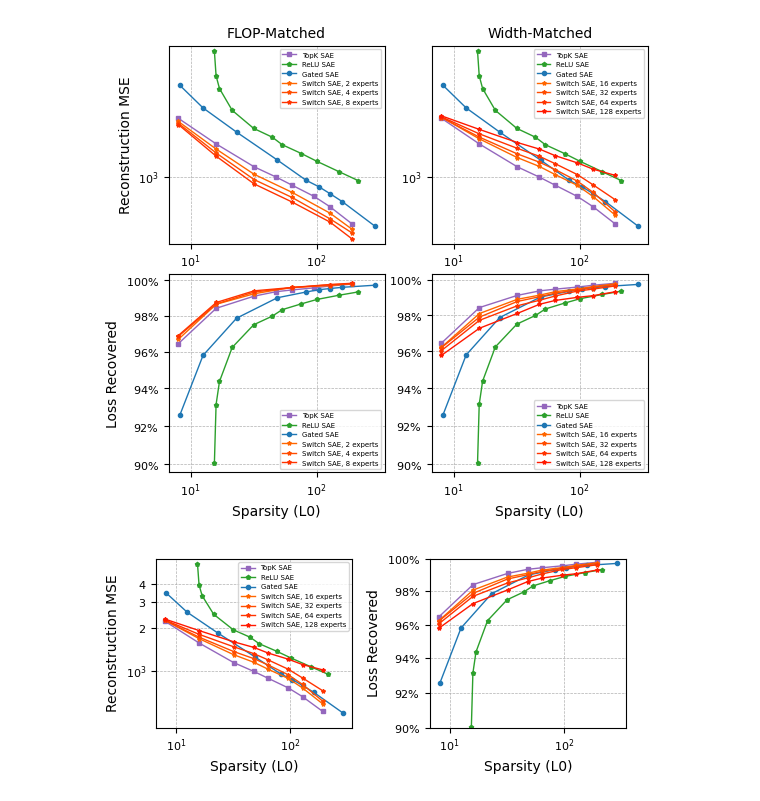
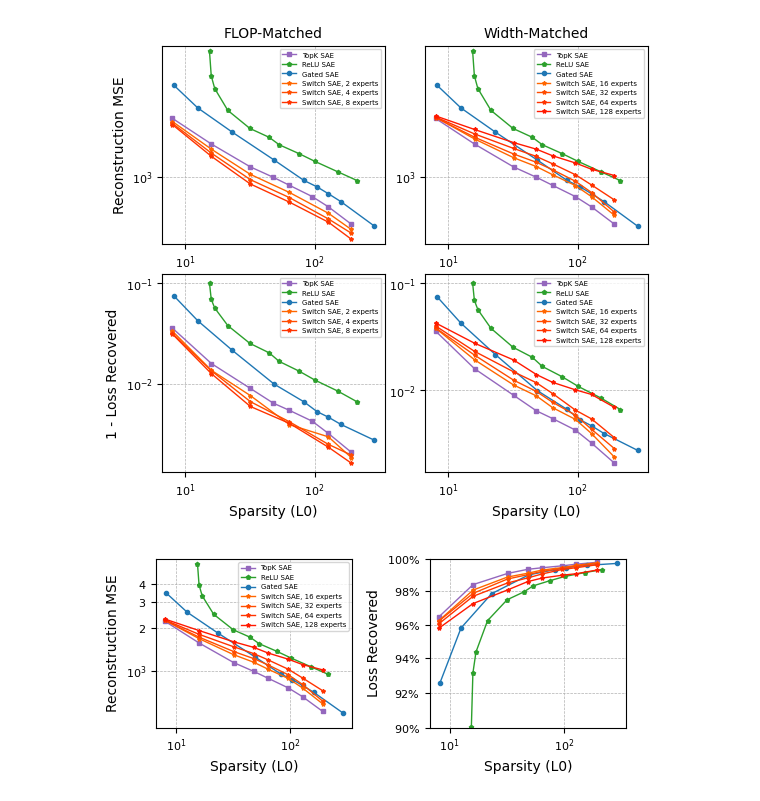
Before and after one commit to amudide/switch_sae, a Jupyter notebook: results/primary/big-plot.ipynb, the cells around one changed output. Cells and saved outputs as stored; diff of their text form; code cells hidden in the pictures.

Commit message:
change plot

```diff
--- a/results/primary/big-plot.ipynb
+++ b/results/primary/big-plot.ipynb
@@ -132,24 +132,24 @@ ax2.legend(loc='upper right', prop={'size': 5})
 # ---- Right Plot ----
 ax3 = plt.subplot(2, 2, 4)
 
-ax3.plot(df_topk["l0"], df_topk["frac_recovered"], 's-', label='TopK SAE', color='C4', ms=ms, lw=lw)
-ax3.plot(df_relu["l0"], df_relu["frac_recovered"], 'p-', label='ReLU SAE', color='#2ca02c', ms=ms, lw=lw)
-ax3.plot(df_gated["l0"], df_gated["frac_recovered"], 'o-', label='Gated SAE', color='#1f77b4', ms=ms, lw=lw)
+ax3.plot(df_topk["l0"], 1-df_topk["frac_recovered"], 's-', label='TopK SAE', color='C4', ms=ms, lw=lw)
+ax3.plot(df_relu["l0"], 1-df_relu["frac_recovered"], 'p-', label='ReLU SAE', color='#2ca02c', ms=ms, lw=lw)
+ax3.plot(df_gated["l0"], 1-df_gated["frac_recovered"], 'o-', label='Gated SAE', color='#1f77b4', ms=ms, lw=lw)
 
-ax3.plot(df_switch16["l0"], df_switch16["frac_recovered"], '*-', label='Switch SAE, 16 experts', color=plt.cm.autumn(0.4), ms=ms, lw=lw)
-ax3.plot(df_switch32["l0"], df_switch32["frac_recovered"], '*-', label='Switch SAE, 32 experts', color=plt.cm.autumn(0.3), ms=ms, lw=lw)
-ax3.plot(df_switch64["l0"], df_switch64["frac_recovered"], '*-', label='Switch SAE, 64 experts', color=plt.cm.autumn(0.2), ms=ms, lw=lw)
-ax3.plot(df_switch128["l0"], df_switch128["frac_recovered"], '*-', label='Switch SAE, 128 experts', color=plt.cm.autumn(0.1), ms=ms, lw=lw)
+ax3.plot(df_switch16["l0"], 1-df_switch16["frac_recovered"], '*-', label='Switch SAE, 16 experts', color=plt.cm.autumn(0.4), ms=ms, lw=lw)
+ax3.plot(df_switch32["l0"], 1-df_switch32["frac_recovered"], '*-', label='Switch SAE, 32 experts', color=plt.cm.autumn(0.3), ms=ms, lw=lw)
+ax3.plot(df_switch64["l0"], 1-df_switch64["frac_recovered"], '*-', label='Switch SAE, 64 experts', color=plt.cm.autumn(0.2), ms=ms, lw=lw)
+ax3.plot(df_switch128["l0"], 1-df_switch128["frac_recovered"], '*-', label='Switch SAE, 128 experts', color=plt.cm.autumn(0.1), ms=ms, lw=lw)
 
 # Setting scales and limits
 ax3.set_xscale('log')
 ax3.set_yscale('log')
 #ax1.set_xlim(9e11, None)
 #ax1.set_ylim(4e2, 6e3)
-ax3.set_yticks([0.90, 0.92, 0.94, 0.96, 0.98, 1.0])
-ax3.set_yticklabels([r"$90\%$", r"$92\%$", r"$94\%$", r"$96\%$", r"$98\%$", r"$100\%$"])
+#ax3.set_yticks([0.00, 0.02, 0.04, 0.06, 0.08, 0.1])
+#ax3.set_yticklabels([r"$0\%$", r"$2\%$", r"$4\%$", r"$6\%$", r"$8\%$", r"$10\%$"])
 
-ax3.legend(loc='lower right', prop={'size': 5})
+ax3.legend(loc='upper right', prop={'size': 5})
 
 # Optionally, adjust tick label size
 ax3.tick_params(axis='y', labelsize=8)
@@ -170,13 +170,13 @@ ax3.grid(True, which="both", ls="--", linewidth=0.5)
 ax4 = plt.subplot(2, 2, 3)
 
 # Plotting
-ax4.plot(df_topk["l0"], df_topk["frac_recovered"], 's-', label='TopK SAE', color='C4', ms=ms, lw=lw)
-ax4.plot(df_relu["l0"], df_relu["frac_recovered"], 'p-', label='ReLU SAE', color='#2ca02c', ms=ms, lw=lw)
-ax4.plot(df_gated["l0"], df_gated["frac_recovered"], 'o-', label='Gated SAE', color='#1f77b4', ms=ms, lw=lw)
+ax4.plot(df_topk["l0"], 1-df_topk["frac_recovered"], 's-', label='TopK SAE', color='C4', ms=ms, lw=lw)
+ax4.plot(df_relu["l0"], 1-df_relu["frac_recovered"], 'p-', label='ReLU SAE', color='#2ca02c', ms=ms, lw=lw)
+ax4.plot(df_gated["l0"], 1-df_gated["frac_recovered"], 'o-', label='Gated SAE', color='#1f77b4', ms=ms, lw=lw)
 
-ax4.plot(df_switch_flop2["l0"], df_switch_flop2["frac_recovered"], '*-', label='Switch SAE, 2 experts', color=plt.cm.autumn(0.4), ms=ms, lw=lw)
-ax4.plot(df_switch_flop4["l0"], df_switch_flop4["frac_recovered"], '*-', label='Switch SAE, 4 experts', color=plt.cm.autumn(0.3), ms=ms, lw=lw)
-ax4.plot(df_switch_flop8["l0"], df_switch_flop8["frac_recovered"], '*-', label='Switch SAE, 8 experts', color=plt.cm.autumn(0.2), ms=ms, lw=lw)
+ax4.plot(df_switch_flop2["l0"], 1-df_switch_flop2["frac_recovered"], '*-', label='Switch SAE, 2 experts', color=plt.cm.autumn(0.4), ms=ms, lw=lw)
+ax4.plot(df_switch_flop4["l0"], 1-df_switch_flop4["frac_recovered"], '*-', label='Switch SAE, 4 experts', color=plt.cm.autumn(0.3), ms=ms, lw=lw)
+ax4.plot(df_switch_flop8["l0"], 1-df_switch_flop8["frac_recovered"], '*-', label='Switch SAE, 8 experts', color=plt.cm.autumn(0.2), ms=ms, lw=lw)
 
 
 # Setting scales
@@ -185,38 +185,38 @@ ax4.set_yscale('log')
 
 # add y tick labels manually
 #ax2.set_yticks([0.9, 0.92, 0.94, 0.96, 0.98, 1.0])
 #ax2.set_yticklabels([r"$90\%$", r"$92\%$", r"$94\%$", r"$96\%$", r"$98\%$", r"$100\%$"])
 #ax2.set_ylim(8.5e2, 4e3)
-ax4.set_yticks([0.90, 0.92, 0.94, 0.96, 0.98, 1.0])
-ax4.set_yticklabels([r"$90\%$", r"$92\%$", r"$94\%$", r"$96\%$", r"$98\%$", r"$100\%$"])
+#ax4.set_yticks([0.00, 0.02, 0.04, 0.06, 0.08, 0.1])
+#ax4.set_yticklabels([r"$0\%$", r"$2\%$", r"$4\%$", r"$6\%$", r"$8\%$", r"$10\%$"])
 
 #ax2.set_ylim(4e2, 6e3)
 
 # Setting tick sizes
 ax4.tick_params(axis='both', labelsize=8)
 
 # Labels
 ax4.set_xlabel('Sparsity (L0)', fontsize=10)
-ax4.set_ylabel('Loss Recovered', fontsize=10)
+ax4.set_ylabel('1 - Loss Recovered', fontsize=10)
 # ax2.set_ylabel('Loss Recovered', fontsize=10)  # Uncomment if ylabel is desired
 
 #ax4.set_title("FLOP-Matched", fontsize=10)
 
 ax4.minorticks_off()
 
 # Grid and legend
 ax4.grid(True, which="both", ls="--", linewidth=0.5)
-ax4.legend(loc='lower right', prop={'size': 5})
+ax4.legend(loc='upper right', prop={'size': 5})
 
 
 # Adjust layout
 plt.tight_layout(pad=0.3)
 # plt.subplots_adjust(wspace=0.2)
 # plt.subplots_adjust(left=0.1, right=0.8, top=0.87, bottom=0.1)
 
 plt.savefig("switch_sae_pareto.pdf")
 # %% [output]
-[figure, old version]
+[figure, new version]
 # %%
 from matplotlib.ticker import FixedLocator, FixedFormatter
 
```
Also changed, not shown: 1 other file.
